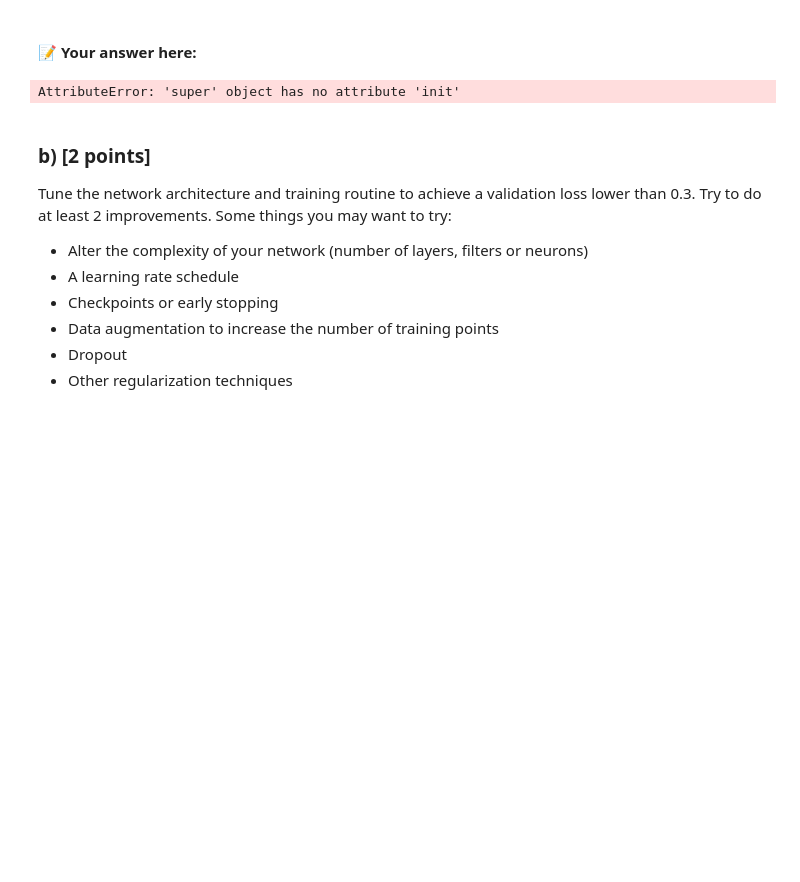
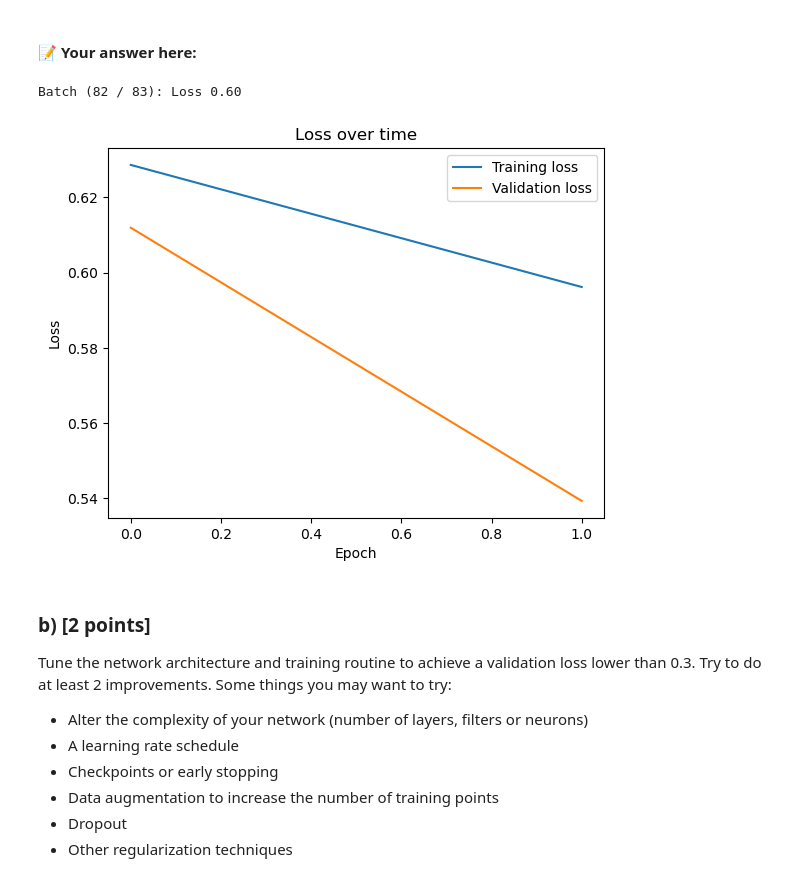
Before and after one commit to maximiliann97/TDA233-Algoritms-ML, a Jupyter notebook: HW3_2023.ipynb, the cells around one changed output. Drawn from its saved outputs; the diff is of its cells as text; code cells hidden in the pictures; blank space fills up the shorter version.

```diff
--- a/HW3_2023.ipynb
+++ b/HW3_2023.ipynb
@@ -986,44 +986,48 @@ Define and train a convolutional network with the following architecture:
 #### 📝 Your answer here:
 # %%
 class CNN(nn.Module):
-    """
-    Usually, this docstring should contain useful information about this
-    class but this would make the exercise too easy.
-    """
     def __init__(self):
-        """
-        Create a new mysterious network.
-        """
-        super(CNN, self)._init()
+        super(CNN, self).__init__()
         self.conv_1 = nn.Conv2d(3, 8, kernel_size=5, stride=1)
         self.maxpool_1 = nn.MaxPool2d(kernel_size=4, stride=4)
-        self.conv_2 = nn.Conv2d(3, 4, kernel_size=5, stride = 1)
+        self.conv_2 = nn.Conv2d(8, 4, kernel_size=5, stride=1)
         self.maxpool_2 = nn.MaxPool2d(kernel_size=3, stride=3)
-        self.fc = nn.Linear(4*3*3, 1)
+        self.fc = nn.Linear(324, 1)
 
     def forward(self, x):
-        """
-        The forward method required by nn.Module base class.
-        """
-        x = x.flatten(1, -1)
         x = self.conv_1(x)
         x = torch.relu(x)
         x = self.maxpool_1(x)
         x = self.conv_2(x)
         x = torch.relu(x)
         x = self.maxpool_2(x)
+        x = x.flatten(1, -1)
         x = self.fc(x)
         return x
 # %%
 model = CNN()
-loss_function = nn.MSELoss()
 optimizer = torch.optim.Adam(model.parameters())
-nEpochs = 20
+nEpochs = 2
+
+
+train_list_conv = []
+validation_list_conv = []
 
 for epoch in range(nEpochs):
-    training_loss, validation_loss = train_epoch(training_loader_catsndogs, validation_loader_catsndogs, model, loss_function, optimizer, device)
+    training_loss, validation_loss = train_epoch(training_loader_catsndogs, validation_loader_catsndogs, model, loss, optimizer, device)
+    train_list_conv.append(training_loss)
+    validation_list_conv.append(validation_loss)
+
+plt.plot(train_list_conv)
+plt.plot(validation_list_conv)
+plt.title('Loss over time')
+plt.legend(['Training loss', 'Validation loss'])
+plt.xlabel('Epoch')
+plt.ylabel('Loss')
+plt.show()
 # %% [output]
-AttributeError: 'super' object has no attribute 'init'
+Batch (82 / 83): Loss 0.60
+[figure, added]
 # %% [markdown]
 ### b)  [2 points]
 
```
Also changed, not shown: parts of 1 cell of this notebook.
